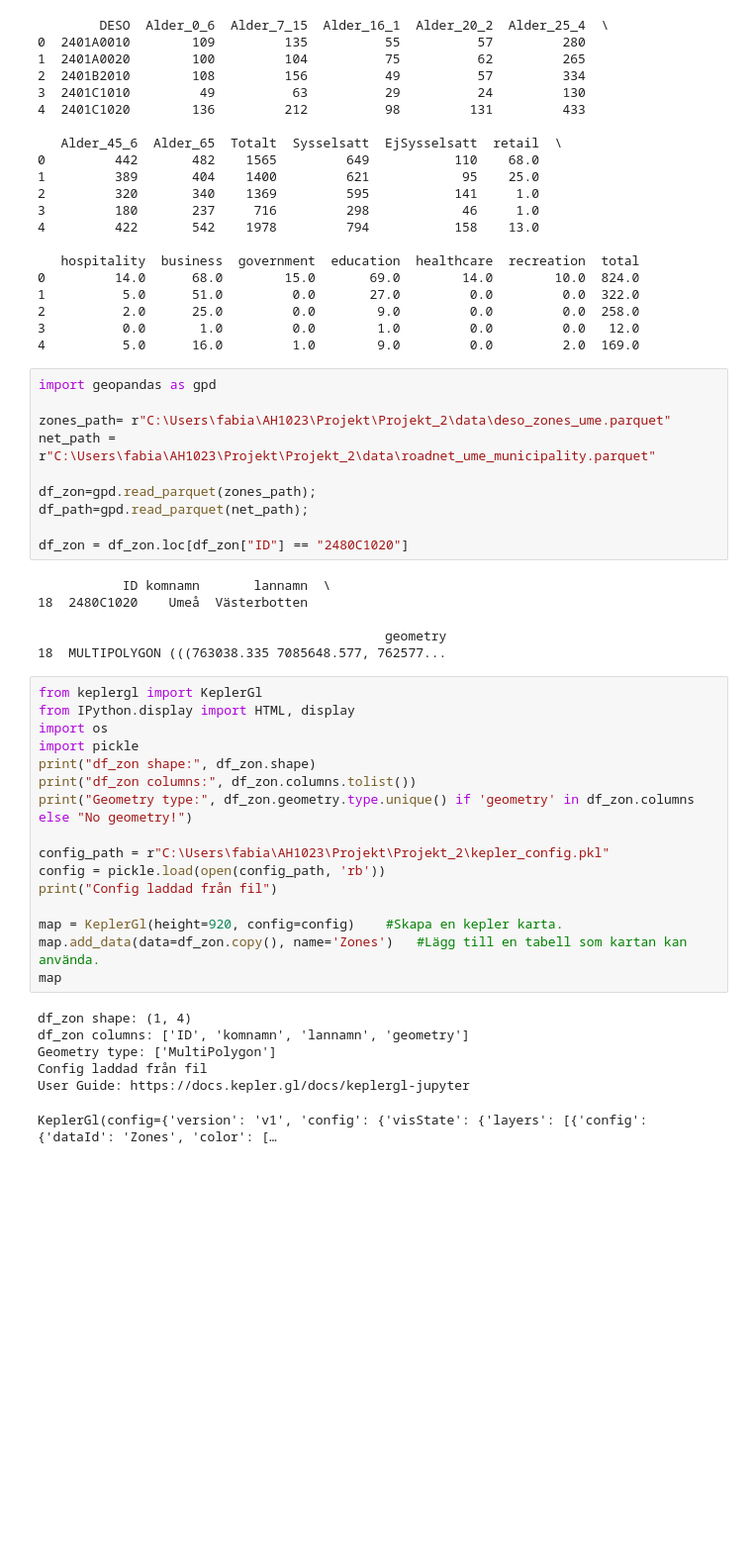
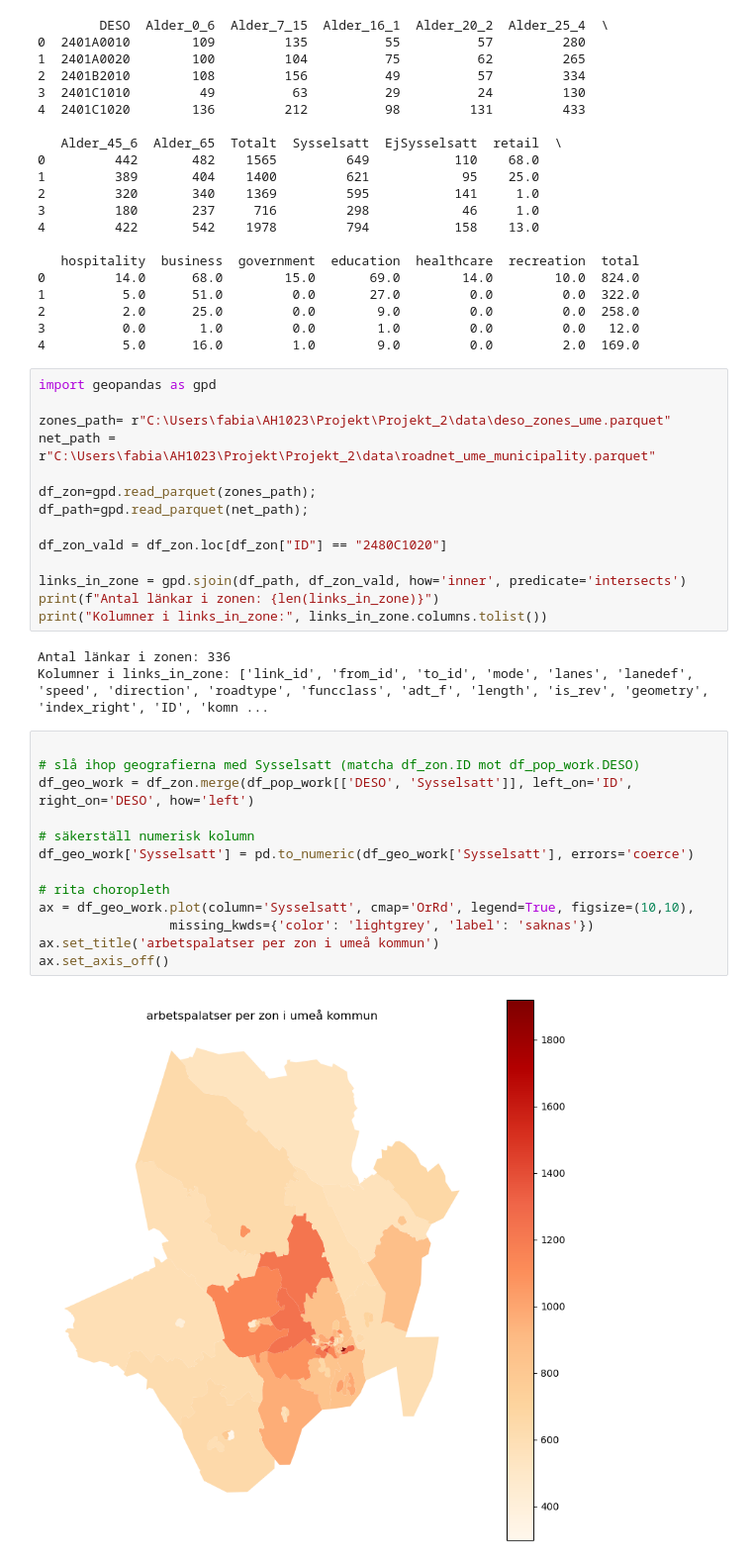
Before and after one commit to oneblodyemu/AH1023-Projekt, a Jupyter notebook: Projekt/Projekt_2/notebookuppgift2.ipynb, the cells around one changed output. Shown at 99% size. Cells and saved outputs as stored; diff of their text form; blank space fills up the shorter version.

```diff
--- a/Projekt/Projekt_2/notebookuppgift2.ipynb
+++ b/Projekt/Projekt_2/notebookuppgift2.ipynb
@@ -53,33 +53,26 @@ net_path = r"C:\Users\fabia\AH1023\Projekt\Projekt_2\data\roadnet_ume_municipali
 df_zon=gpd.read_parquet(zones_path);
 df_path=gpd.read_parquet(net_path);
 
-df_zon = df_zon.loc[df_zon["ID"] == "2480C1020"]
+df_zon_vald = df_zon.loc[df_zon["ID"] == "2480C1020"]
+
+links_in_zone = gpd.sjoin(df_path, df_zon_vald, how='inner', predicate='intersects')
+print(f"Antal länkar i zonen: {len(links_in_zone)}")
+print("Kolumner i links_in_zone:", links_in_zone.columns.tolist())
 # %% [output]
-           ID komnamn       lannamn  \
-18  2480C1020    Umeå  Västerbotten
-
-                                             geometry
-18  MULTIPOLYGON (((763038.335 7085648.577, 762577...
+Antal länkar i zonen: 336
+Kolumner i links_in_zone: ['link_id', 'from_id', 'to_id', 'mode', 'lanes', 'lanedef', 'speed', 'direction', 'roadtype', 'funcclass', 'adt_f', 'length', 'is_rev', 'geometry', 'index_right', 'ID', 'komn ...
-# %%
-from keplergl import KeplerGl
-from IPython.display import HTML, display
-import os
-import pickle
-print("df_zon shape:", df_zon.shape)
-print("df_zon columns:", df_zon.columns.tolist())
-print("Geometry type:", df_zon.geometry.type.unique() if 'geometry' in df_zon.columns else "No geometry!")
-
-config_path = r"C:\Users\fabia\AH1023\Projekt\Projekt_2\kepler_config.pkl"
-config = pickle.load(open(config_path, 'rb'))
-print("Config laddad från fil")
-
-map = KeplerGl(height=920, config=config)    #Skapa en kepler karta.
-map.add_data(data=df_zon.copy(), name='Zones')   #Lägg till en tabell som kartan kan använda.
-map
-# %% [output]
-df_zon shape: (1, 4)
-df_zon columns: ['ID', 'komnamn', 'lannamn', 'geometry']
-Geometry type: ['MultiPolygon']
-Config laddad från fil
-User Guide: https://docs.kepler.gl/docs/keplergl-jupyter
-KeplerGl(config={'version': 'v1', 'config': {'visState': {'layers': [{'config': {'dataId': 'Zones', 'color': […
+# %%
+
+# slå ihop geografierna med Sysselsatt (matcha df_zon.ID mot df_pop_work.DESO)
+df_geo_work = df_zon.merge(df_pop_work[['DESO', 'Sysselsatt']], left_on='ID', right_on='DESO', how='left')
+
+# säkerställ numerisk kolumn
+df_geo_work['Sysselsatt'] = pd.to_numeric(df_geo_work['Sysselsatt'], errors='coerce')
+
+# rita choropleth
+ax = df_geo_work.plot(column='Sysselsatt', cmap='OrRd', legend=True, figsize=(10,10),
+                 missing_kwds={'color': 'lightgrey', 'label': 'saknas'})
+ax.set_title('arbetspalatser per zon i umeå kommun')
+ax.set_axis_off()
+# %% [output]
+[figure, added]
```
